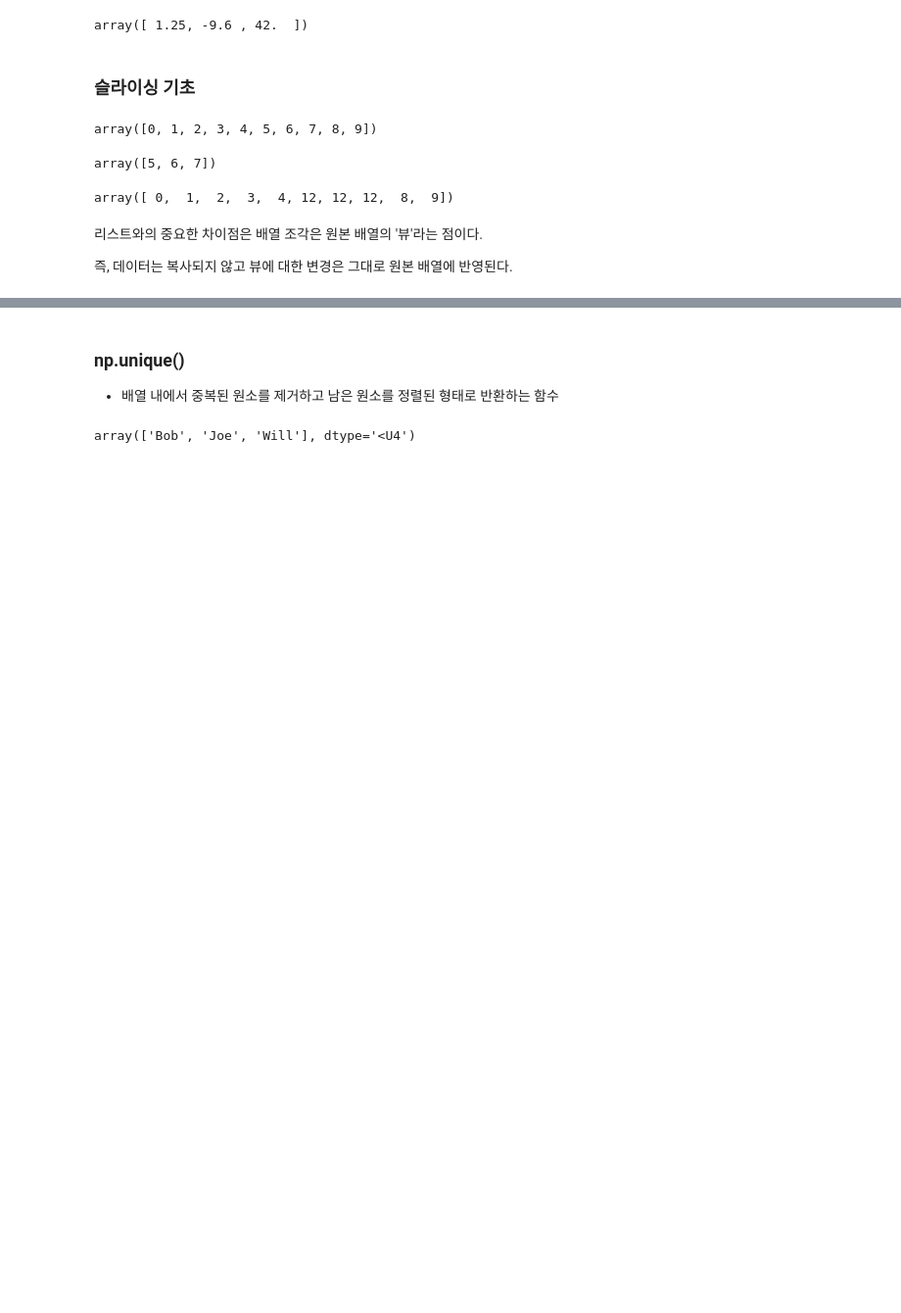
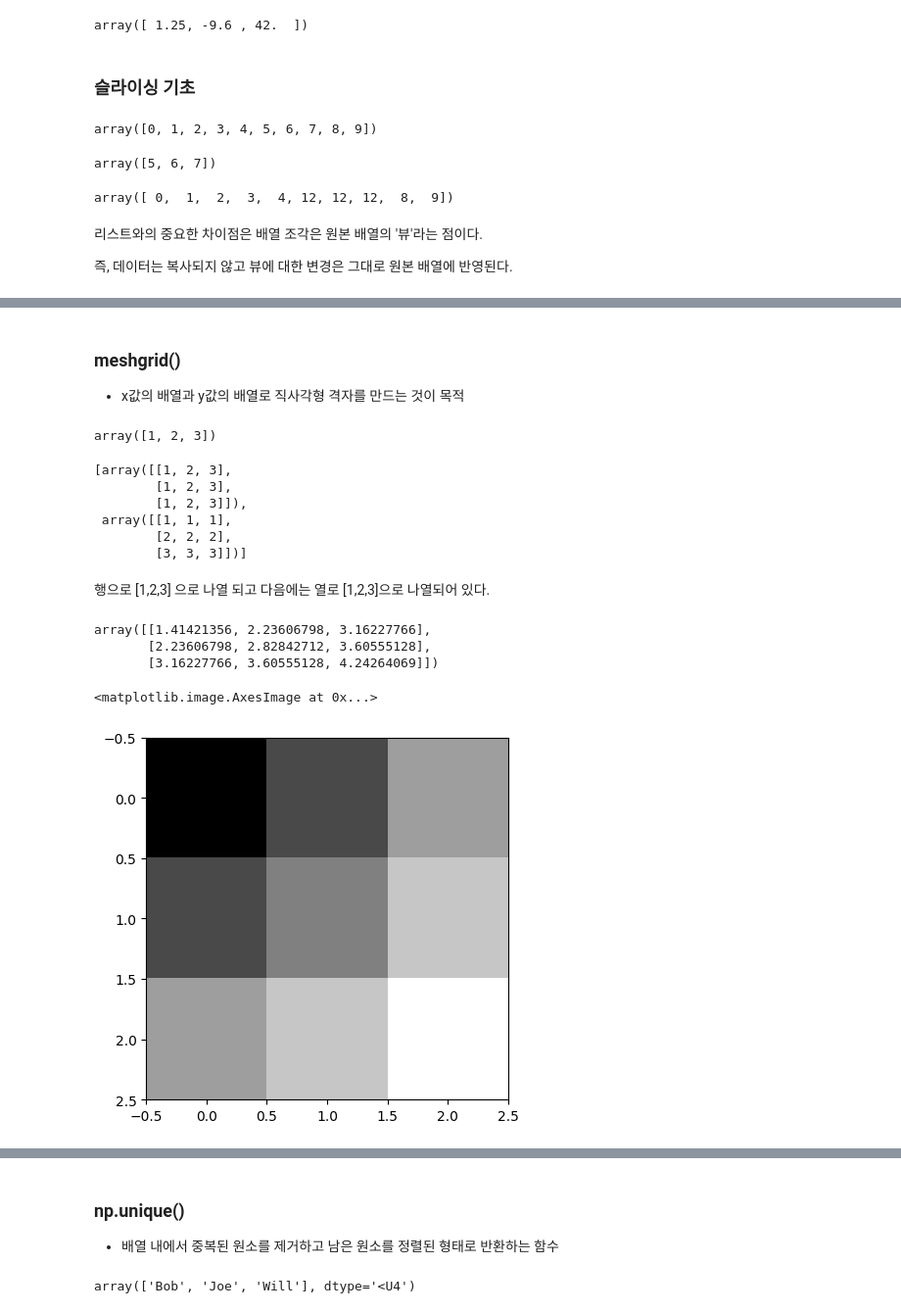
Before and after one commit to zzwony/Start_0920, a Jupyter notebook: redpython.ipynb, the cells around one changed output, grey strips where cells are left out. Shown: that part at 98% size. Cells and saved outputs as stored; diff of their text form; code cells hidden in the pictures; blank space fills up the shorter version.

```diff
--- a/redpython.ipynb
+++ b/redpython.ipynb
@@ -325,0 +440,34 @@ array([ 0,  1,  2,  3,  4, 12, 12, 12,  8,  9])
+# %% [markdown]
+### meshgrid()
+- x값의 배열과 y값의 배열로 직사각형 격자를 만드는 것이 목적
+# %%
+points = np.arange(1,4)
+points
+# %% [output]
+array([1, 2, 3])
+# %%
+np.meshgrid(points, points)
+# %% [output]
+[array([[1, 2, 3],
+        [1, 2, 3],
+        [1, 2, 3]]),
+ array([[1, 1, 1],
+        [2, 2, 2],
+        [3, 3, 3]])]
+# %% [markdown]
+행으로 [1,2,3] 으로 나열 되고 다음에는 열로 [1,2,3]으로 나열되어 있다.
+# %%
+xs, ys = np.meshgrid(points, points)
+
+z = np.sqrt(xs**2 + ys**2)
+z
+# %% [output]
+array([[1.41421356, 2.23606798, 3.16227766],
+       [2.23606798, 2.82842712, 3.60555128],
+       [3.16227766, 3.60555128, 4.24264069]])
+# %%
+import matplotlib.pyplot as plt
+plt.imshow(z, cmap =plt.cm.gray)
+# %% [output]
+<matplotlib.image.AxesImage at 0x...>
+[figure, added]
```
Also changed, not shown: parts of 157 cells of this notebook.
